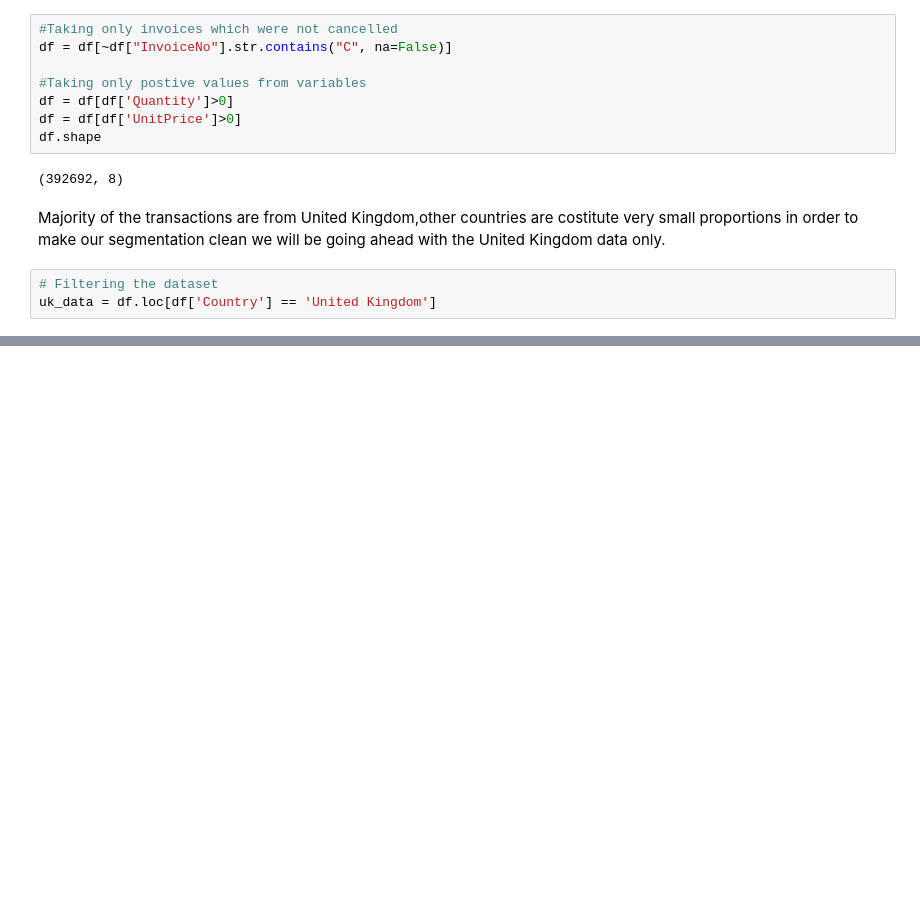
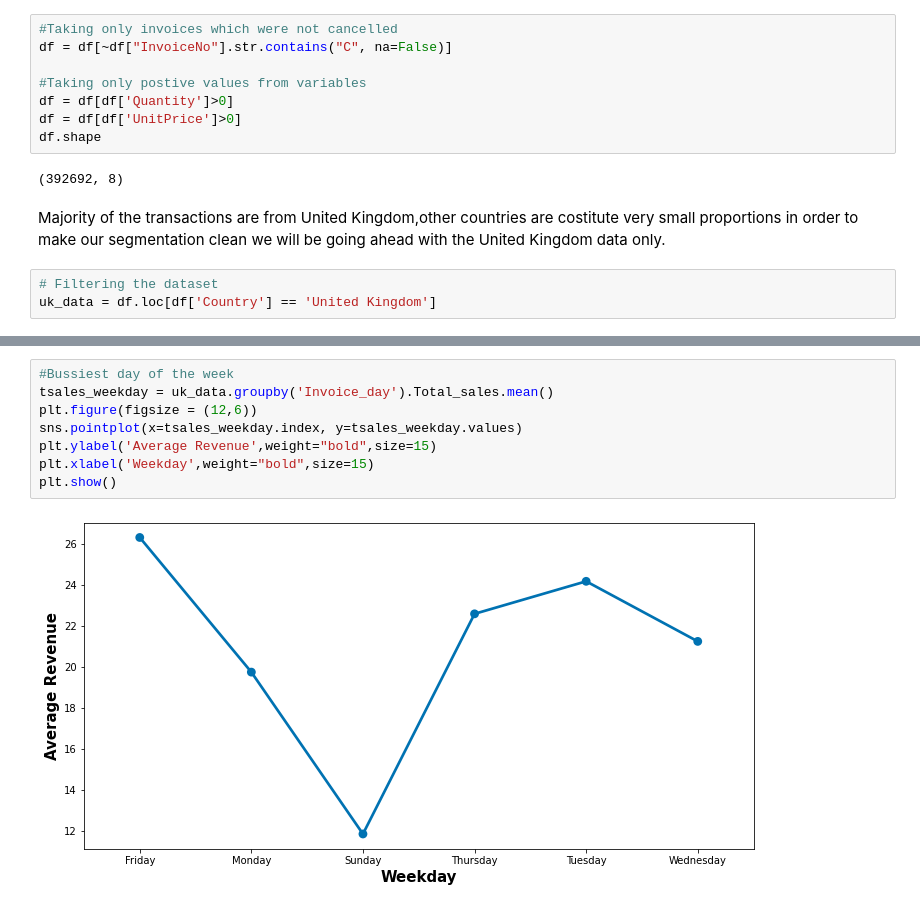
Before and after one commit to ParthSharma1197/Capstone-Project-Online-Retail-Customer-Segmentation, a Jupyter notebook: Online_Retail_Customer_Segmentation_Capstone_Project.ipynb, the cells around one changed output, grey strips where cells are left out. Saved outputs shown, nothing was run; the diff lists cells and outputs as text; blank space fills up the shorter version.

```diff
--- a/Online_Retail_Customer_Segmentation_Capstone_Project.ipynb
+++ b/Online_Retail_Customer_Segmentation_Capstone_Project.ipynb
@@ -504,0 +589,10 @@ uk_data = df.loc[df['Country'] == 'United Kingdom']
+# %%
+#Bussiest day of the week
+tsales_weekday = uk_data.groupby('Invoice_day').Total_sales.mean()
+plt.figure(figsize = (12,6))
+sns.pointplot(x=tsales_weekday.index, y=tsales_weekday.values)
+plt.ylabel('Average Revenue',weight="bold",size=15)
+plt.xlabel('Weekday',weight="bold",size=15)
+plt.show()
+# %% [output]
+[figure, added]
```
Also changed, not shown: parts of 21 cells of this notebook.
